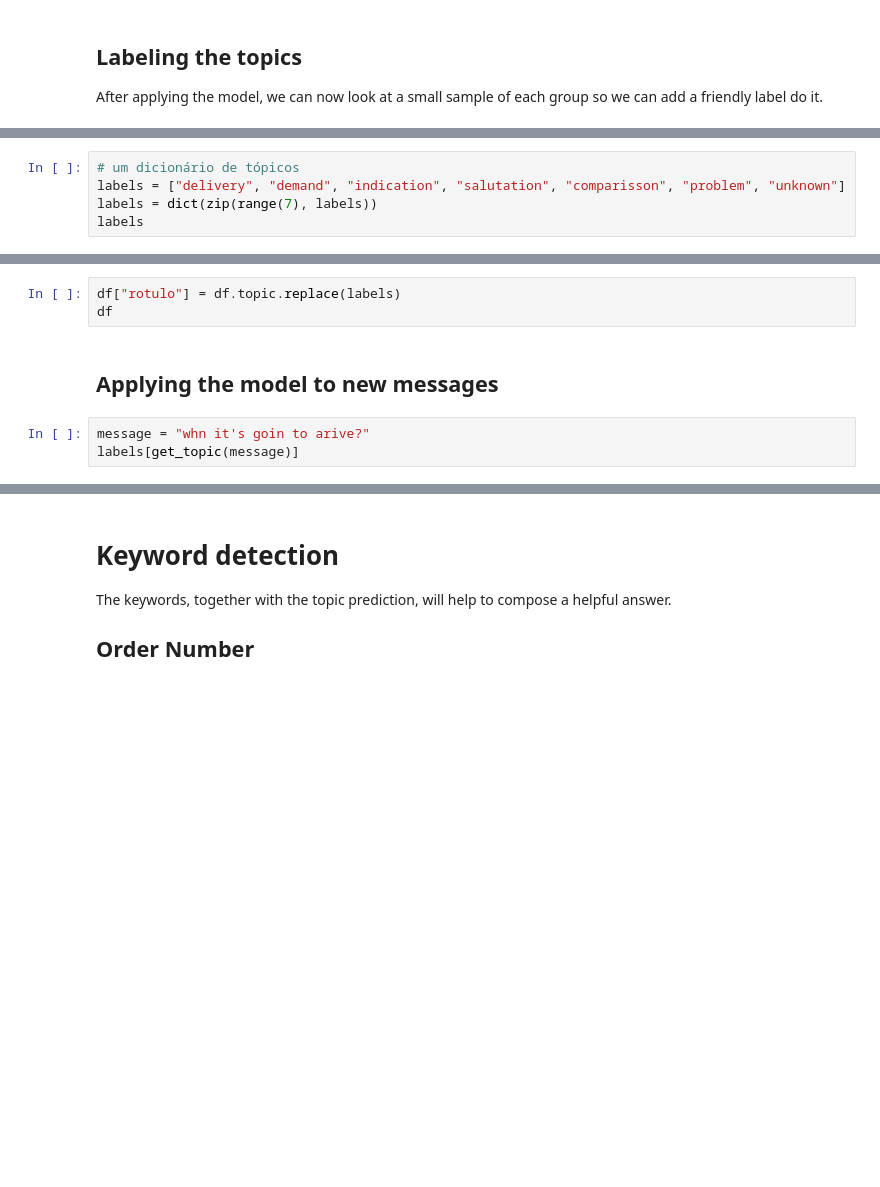
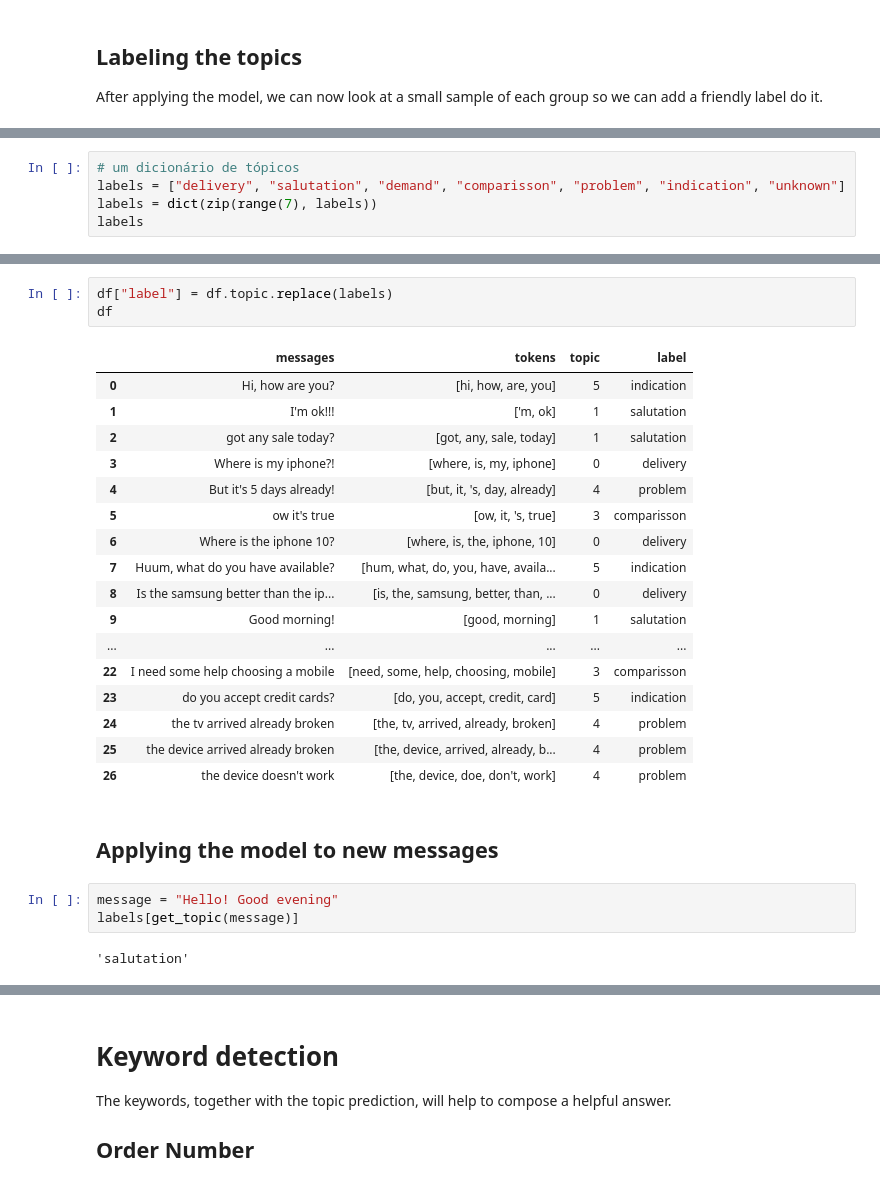
Before and after one commit to marceloguarido/Python-NLP, a Jupyter notebook: py-nlp-topics/index.ipynb, the cells around one changed output, grey strips where cells are left out. Cells and saved outputs as stored; diff of their text form; blank space fills up the shorter version.

```diff
--- a/py-nlp-topics/index.ipynb
+++ b/py-nlp-topics/index.ipynb
@@ -536,5 +560,5 @@ df.groupby('topic').apply(lambda x: x.sample(frac=.8))
 # %%
 # um dicionário de tópicos
-labels = ["delivery", "demand", "indication", "salutation", "comparisson", "problem", "unknown"]
+labels = ["delivery", "salutation", "demand", "comparisson", "problem", "indication", "unknown"]
 labels = dict(zip(range(7), labels))
 labels
@@ -541,11 +573,31 @@ labels
 # %%
-df["rotulo"] = df.topic.replace(labels)
+df["label"] = df.topic.replace(labels)
 df
+# %% [output]
+|  | messages | tokens | topic | label |
+| 0 | Hi, how are you? | [hi, how, are, you] | 5 | indication |
+| 1 | I'm ok!!! | ['m, ok] | 1 | salutation |
+| 2 | got any sale today? | [got, any, sale, today] | 1 | salutation |
+| 3 | Where is my iphone?! | [where, is, my, iphone] | 0 | delivery |
+| 4 | But it's 5 days already! | [but, it, 's, day, already] | 4 | problem |
+| 5 | ow it's true | [ow, it, 's, true] | 3 | comparisson |
+| 6 | Where is the iphone 10? | [where, is, the, iphone, 10] | 0 | delivery |
+| 7 | Huum, what do you have available? | [hum, what, do, you, have, availa... | 5 | indication |
+| 8 | Is the samsung better than the ip... | [is, the, samsung, better, than, ... | 0 | delivery |
+| 9 | Good morning! | [good, morning] | 1 | salutation |
+| ... | ... | ... | ... | ... |
+| 22 | I need some help choosing a mobile | [need, some, help, choosing, mobile] | 3 | comparisson |
+| 23 | do you accept credit cards? | [do, you, accept, credit, card] | 5 | indication |
+| 24 | the tv arrived already broken | [the, tv, arrived, already, broken] | 4 | problem |
+| 25 | the device arrived already broken | [the, device, arrived, already, b... | 4 | problem |
+| 26 | the device doesn't work | [the, device, doe, don't, work] | 4 | problem |
 # %% [markdown]
 ## Applying the model to new messages
 # %%
-message = "whn it's goin to arive?"
+message = "Hello! Good evening"
 labels[get_topic(message)]
+# %% [output]
+'salutation'
 # %%
 message = "ah!"
 labels[get_topic(message)]
```
Also changed, not shown: parts of 37 cells of this notebook, 4 other files.
